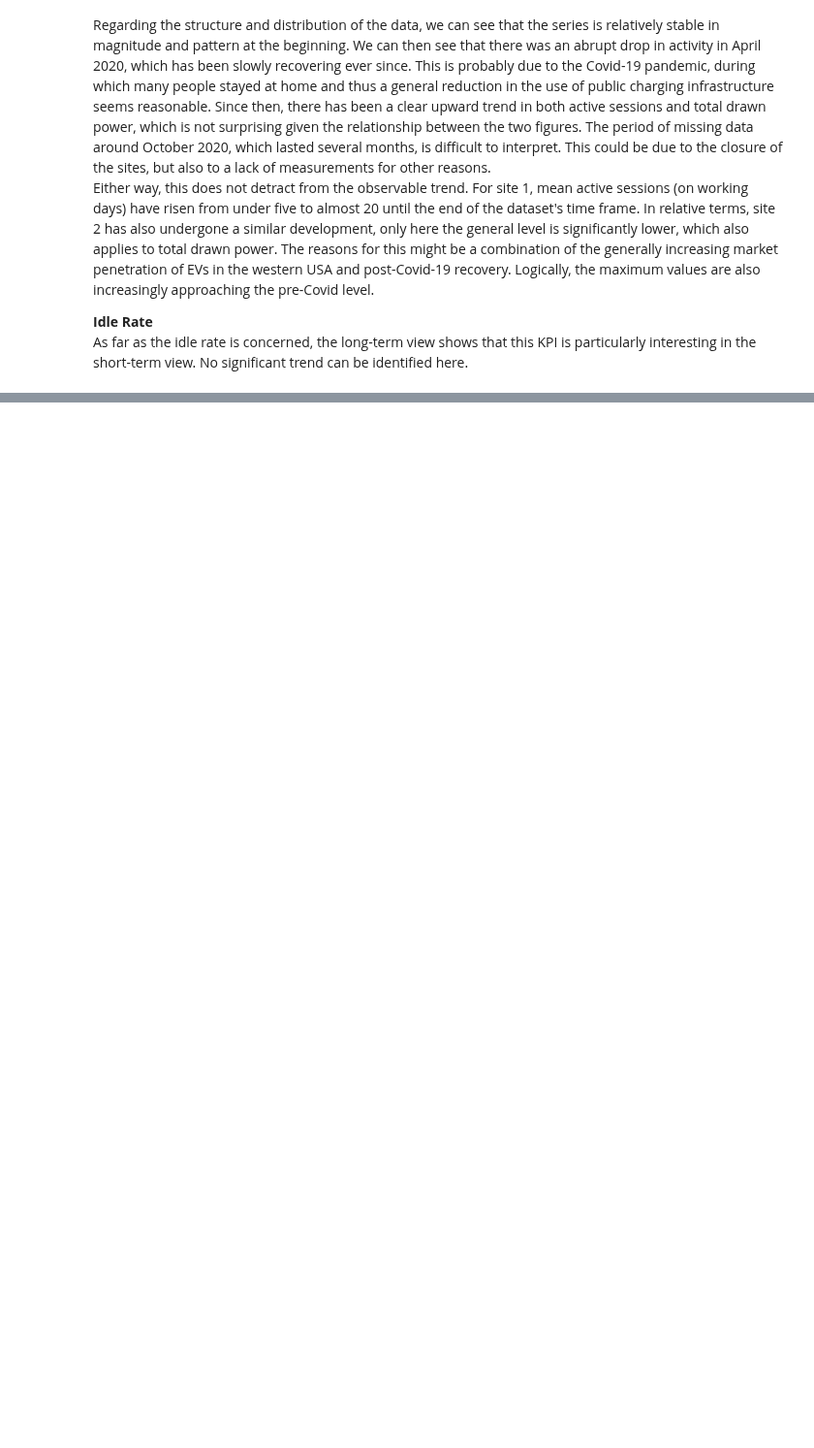
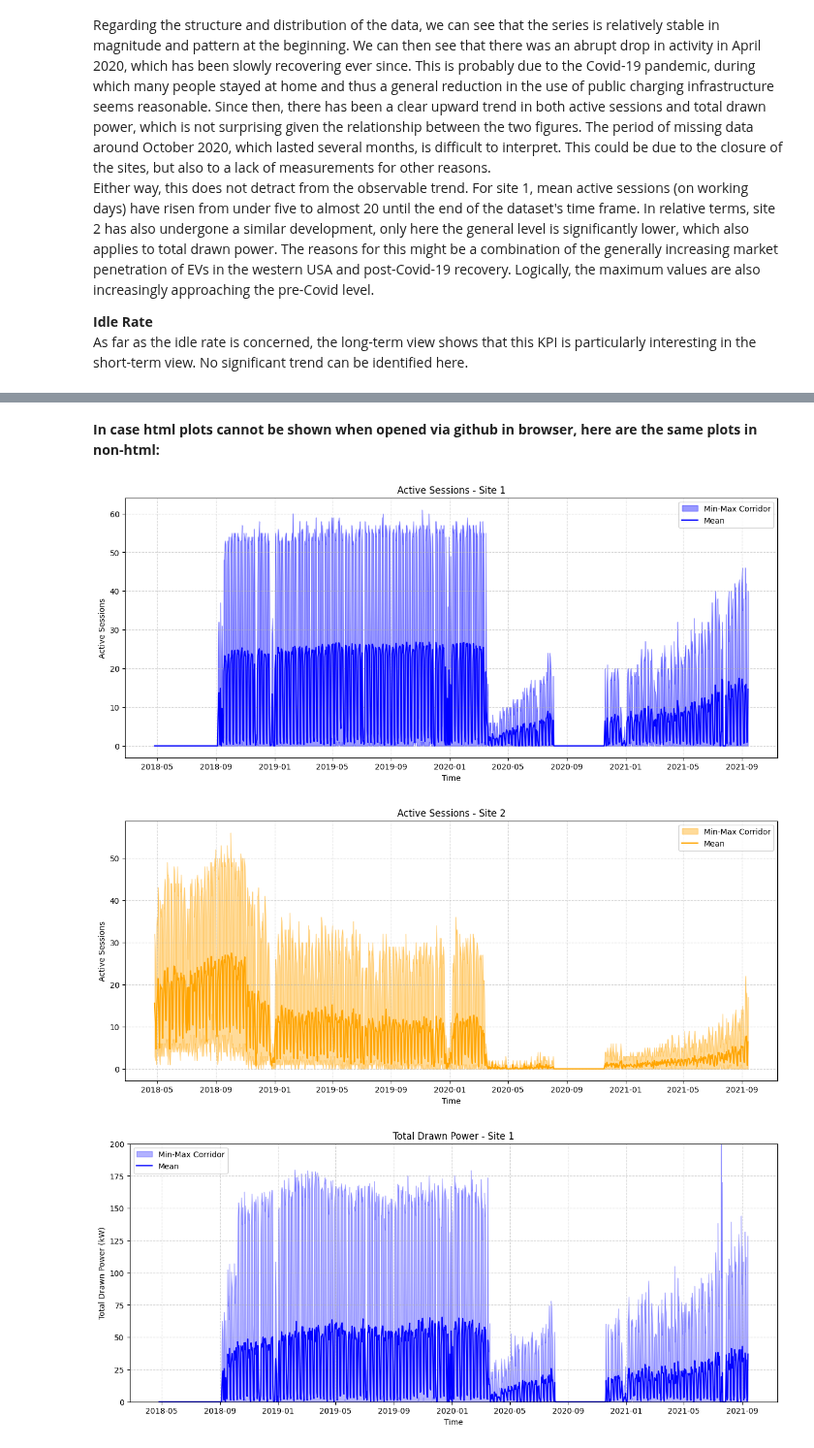
Before and after one commit to czwiessler/AAEnergizer, a Jupyter notebook: 2b/2b_KPIs.ipynb, the cells around one changed output, grey strips where cells are left out. Shown at 97% size. Cells and saved outputs as stored; diff of their text form; code cells hidden in the pictures; blank space fills up the shorter version.

Commit message:
added non-html file

```diff
--- a/2b/2b_KPIs.ipynb
+++ b/2b/2b_KPIs.ipynb
@@ -424,3 +424,71 @@ plot_KPIs_interactive(1500)
 # %% [output]
 [interactive output not drawn]
 [interactive output not drawn]
+# %% [markdown]
+**In case html plots cannot be shown when opened via github in browser, here are the same plots in non-html:**
+# %%
+def plot_KPIs_static(last_x_days: int):
+    import matplotlib.pyplot as plt
+    import pandas as pd
+
+    # Load the data
+    aggregated_data = pd.read_csv("../data/processed/daily_avg_min_max_KPIs.csv")
+
+    # Parse day column to datetime
+    aggregated_data['day'] = pd.to_datetime(aggregated_data['day'])
+
+    end_date = aggregated_data['day'].max()
+    start_date = end_date - pd.Timedelta(days=last_x_days)
+    aggregated_data = aggregated_data[aggregated_data['day'] >= start_date]
+
+    # Plot Active Sessions for Site 1
+    plt.figure(figsize=(15, 6))
+    plt.fill_between(aggregated_data['day'], aggregated_data['activeSessions_site_1_min'], aggregated_data['activeSessions_site_1_max'], color='blue', alpha=0.4, label='Min-Max Corridor')
+    plt.plot(aggregated_data['day'], aggregated_data['activeSessions_site_1_mean'], color='blue', label='Mean')
+    plt.title("Active Sessions - Site 1")
+    plt.xlabel("Time")
+    plt.ylabel("Active Sessions")
+    plt.legend()
+    plt.grid(True, linestyle='--', alpha=0.5)
+    plt.show()
+
+    # Plot Active Sessions for Site 2
+    plt.figure(figsize=(15, 6))
+    plt.fill_between(aggregated_data['day'], aggregated_data['activeSessions_site_2_min'], aggregated_data['activeSessions_site_2_max'], color='orange', alpha=0.4, label='Min-Max Corridor')
+    plt.plot(aggregated_data['day'], aggregated_data['activeSessions_site_2_mean'], color='orange', label='Mean')
+    plt.title("Active Sessions - Site 2")
+    plt.xlabel("Time")
+    plt.ylabel("Active Sessions")
+    plt.legend()
+    plt.grid(True, linestyle='--', alpha=0.5)
+    plt.show()
+
+    # Plot Total Drawn Power for Site 1
+    plt.figure(figsize=(15, 6))
+    plt.fill_between(aggregated_data['day'], aggregated_data['total_drawn_power_1_min'], aggregated_data['total_drawn_power_1_max'], color='blue', alpha=0.3, label='Min-Max Corridor')
+    plt.plot(aggregated_data['day'], aggregated_data['total_drawn_power_1_mean'], color='blue', label='Mean')
+    plt.title("Total Drawn Power - Site 1")
+    plt.xlabel("Time")
+    plt.ylabel("Total Drawn Power (kW)")
+    plt.ylim(0, 200)
+    plt.legend()
+    plt.grid(True, linestyle='--', alpha=0.5)
+    plt.show()
+
+    # Plot Total Drawn Power for Site 2
+    plt.figure(figsize=(15, 6))
+    plt.fill_between(aggregated_data['day'], aggregated_data['total_drawn_power_2_min'], aggregated_data['total_drawn_power_2_max'], color='orange', alpha=0.3, label='Min-Max Corridor')
+    plt.plot(aggregated_data['day'], aggregated_data['total_drawn_power_2_mean'], color='orange', label='Mean')
+    plt.title("Total Drawn Power - Site 2")
+    plt.xlabel("Time")
+    plt.ylabel("Total Drawn Power (kW)")
+    plt.ylim(0, 200)
+    plt.legend()
+    plt.grid(True, linestyle='--', alpha=0.5)
+    plt.show()
+
+plot_KPIs_static(1500)
+# %% [output]
+[figure, added]
+[figure, added]
+[figure, added]
```
Also changed, not shown: parts of 2 cells of this notebook.
